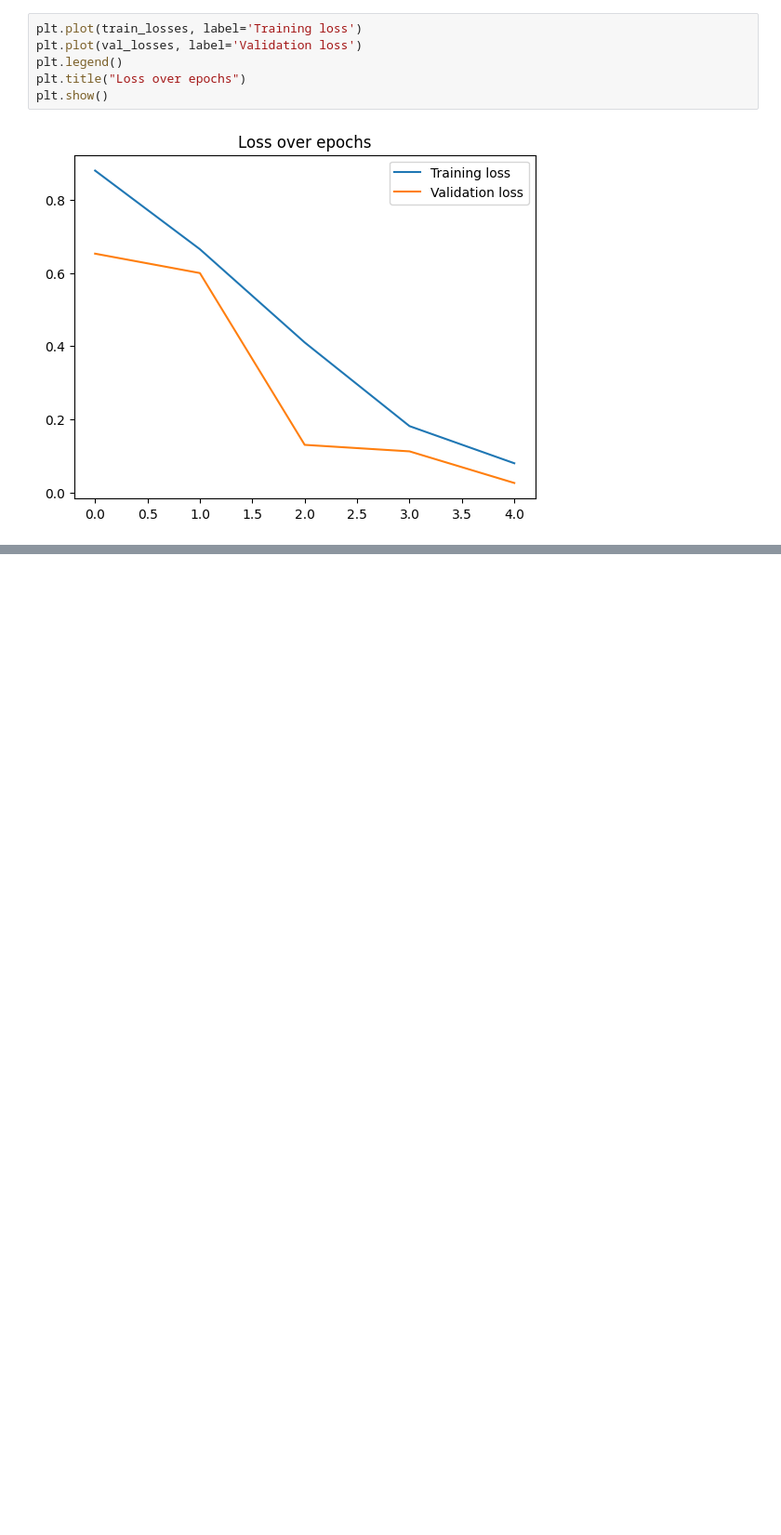
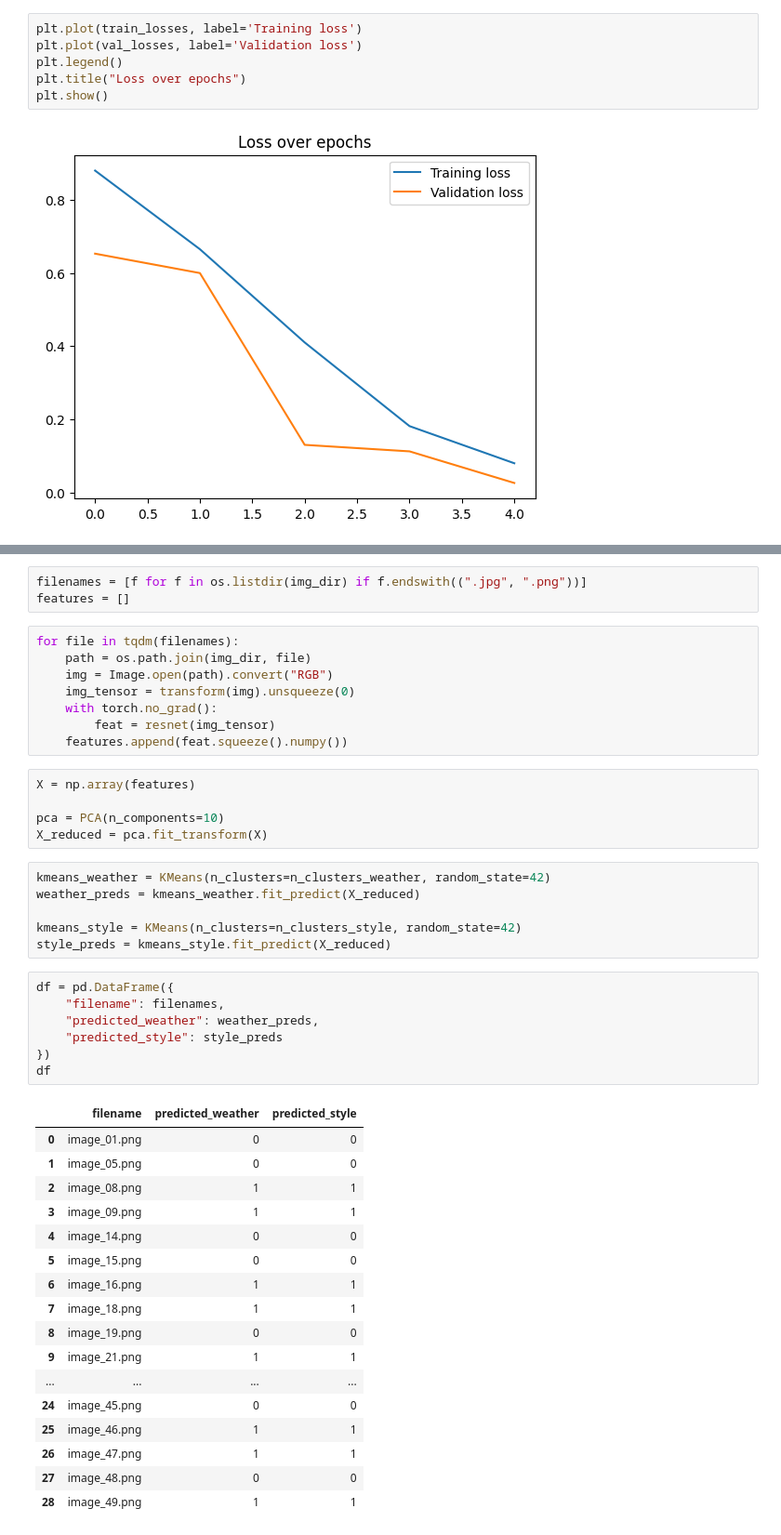
Before and after one commit to ClemouDouard/applied_ai_intro_task, a Jupyter notebook: notebook.ipynb, the cells around one changed output, grey strips where cells are left out. Shown at 93% size. Cells and saved outputs as stored; diff of their text form; blank space fills up the shorter version.

```diff
--- a/notebook.ipynb
+++ b/notebook.ipynb
@@ -315,0 +355,47 @@ plt.show()
+# %%
+filenames = [f for f in os.listdir(img_dir) if f.endswith((".jpg", ".png"))]
+features = []
+# %%
+for file in tqdm(filenames):
+    path = os.path.join(img_dir, file)
+    img = Image.open(path).convert("RGB")
+    img_tensor = transform(img).unsqueeze(0)
+    with torch.no_grad():
+        feat = resnet(img_tensor)
+    features.append(feat.squeeze().numpy())
+# %%
+X = np.array(features)
+
+pca = PCA(n_components=10)
+X_reduced = pca.fit_transform(X)
+# %%
+kmeans_weather = KMeans(n_clusters=n_clusters_weather, random_state=42)
+weather_preds = kmeans_weather.fit_predict(X_reduced)
+
+kmeans_style = KMeans(n_clusters=n_clusters_style, random_state=42)
+style_preds = kmeans_style.fit_predict(X_reduced)
+# %%
+df = pd.DataFrame({
+    "filename": filenames,
+    "predicted_weather": weather_preds,
+    "predicted_style": style_preds
+})
+df
+# %% [output]
+|  | filename | predicted_weather | predicted_style |
+| 0 | image_01.png | 0 | 0 |
+| 1 | image_05.png | 0 | 0 |
+| 2 | image_08.png | 1 | 1 |
+| 3 | image_09.png | 1 | 1 |
+| 4 | image_14.png | 0 | 0 |
+| 5 | image_15.png | 0 | 0 |
+| 6 | image_16.png | 1 | 1 |
+| 7 | image_18.png | 1 | 1 |
+| 8 | image_19.png | 0 | 0 |
+| 9 | image_21.png | 1 | 1 |
+| ... | ... | ... | ... |
+| 24 | image_45.png | 0 | 0 |
+| 25 | image_46.png | 1 | 1 |
+| 26 | image_47.png | 1 | 1 |
+| 27 | image_48.png | 0 | 0 |
+| 28 | image_49.png | 1 | 1 |
```
Also changed, not shown: parts of 5 cells of this notebook.
